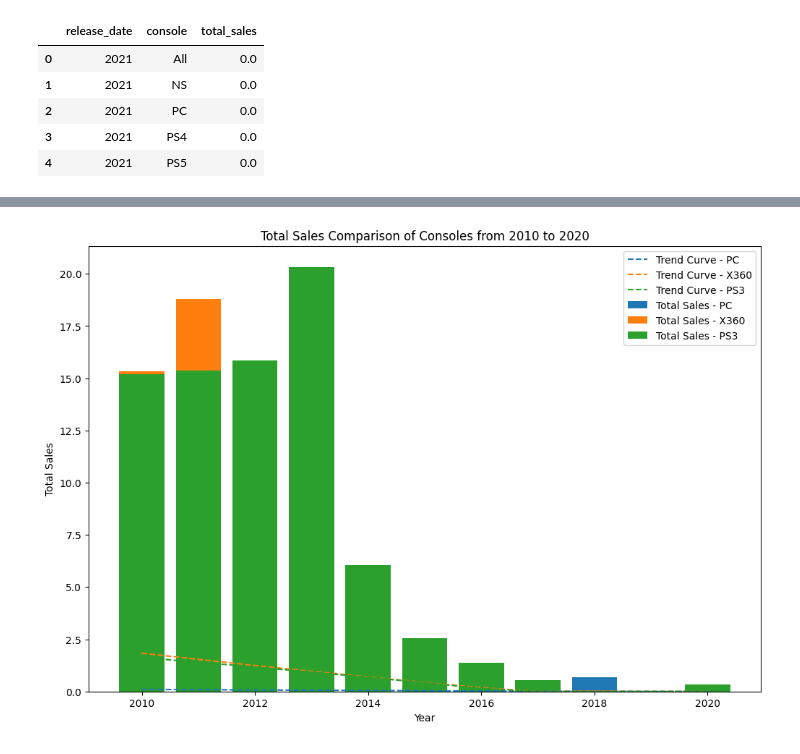
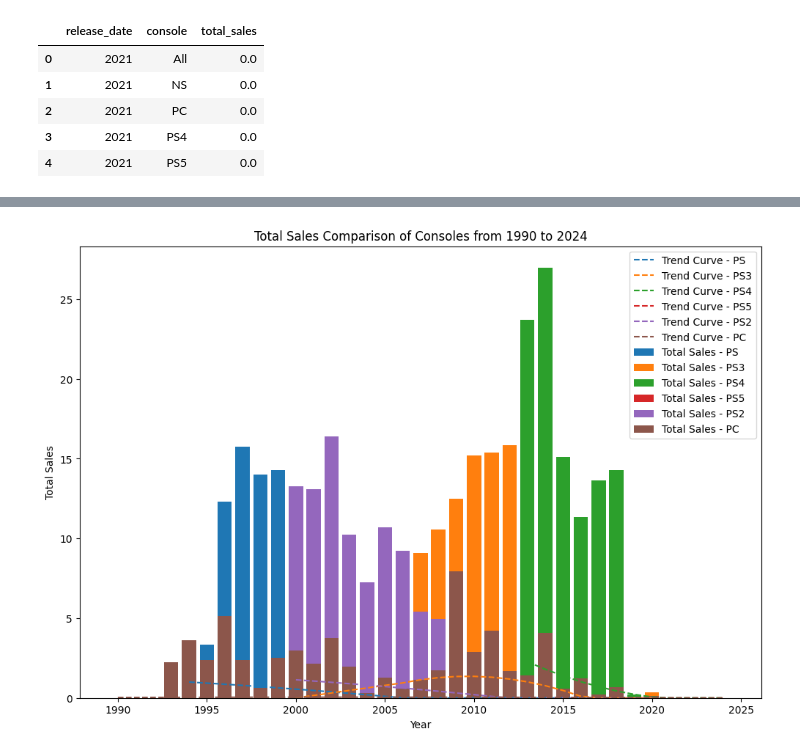
Before and after one commit to dmorton714/v_game, a Jupyter notebook: test.ipynb, the cells around one changed output, grey strips where cells are left out. Saved outputs shown, nothing was run; the diff lists cells and outputs as text; code cells hidden in the pictures.

```diff
--- a/test.ipynb
+++ b/test.ipynb
@@ -142,4 +178,4 @@ analyzer.single_graph((2011, 2020), 'PC')
-# %%
-analyzer.stacked_graph((2010, 2020), 'PC', 'X360', 'PS3')
-# %% [output]
-[figure, removed]
+# %%
+analyzer.stacked_graph((1990, 2024), 'PS', 'PS3', 'PS4', "PS5", 'PS2', 'PC')
+# %% [output]
+[figure, added]
```
Also changed, not shown: parts of 5 cells of this notebook.
